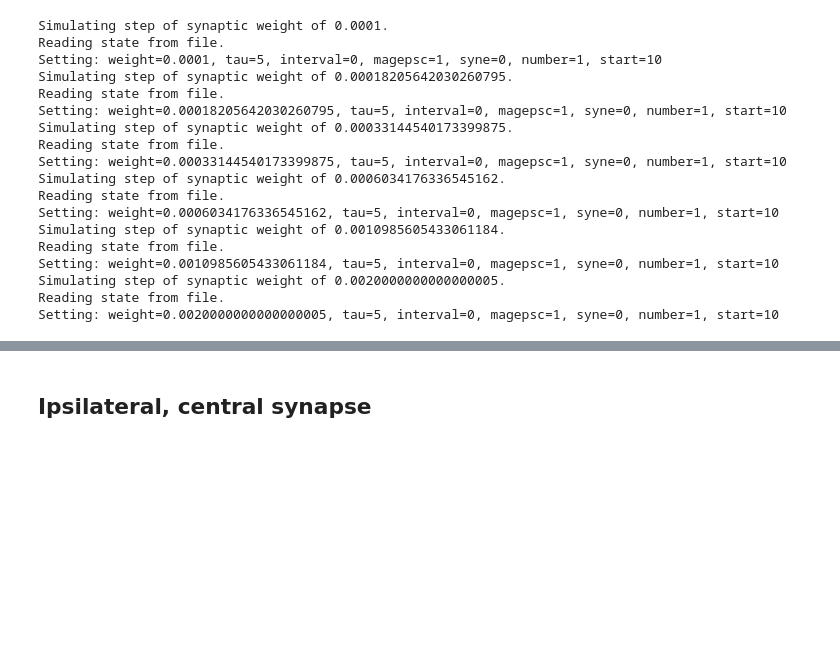
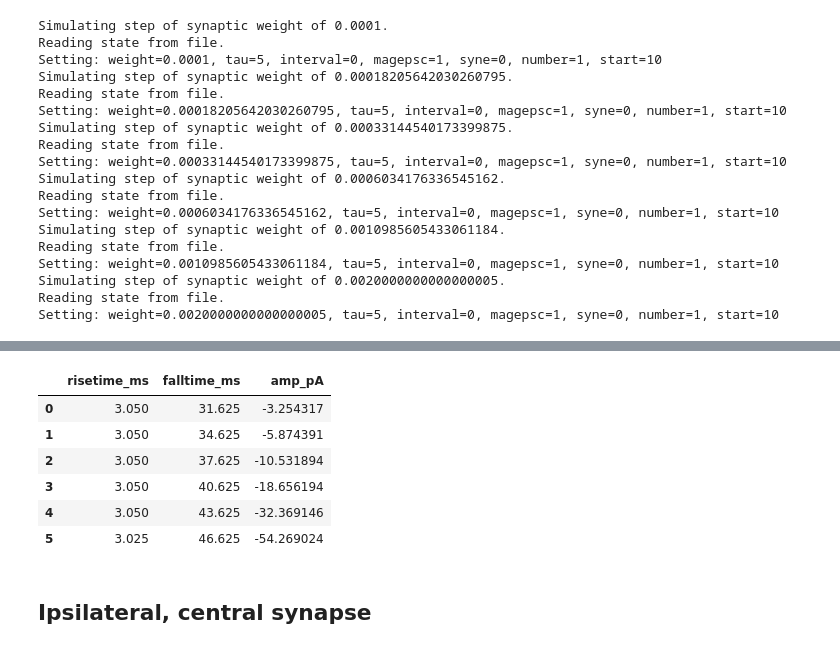
Before and after one commit to cengique/drosophila-aCC-L3-motoneuron-model, a Jupyter notebook: neuron-model/tutorial-synapse-activation/sim-synapse-act.ipynb, the cells around one changed output, grey strips where cells are left out. Drawn from its saved outputs; the diff is of its cells as text; code cells hidden in the pictures; blank space fills up the shorter version.

```diff
--- a/neuron-model/tutorial-synapse-activation/sim-synapse-act.ipynb
+++ b/neuron-model/tutorial-synapse-activation/sim-synapse-act.ipynb
@@ -276,3 +289,8 @@ plot_amp_sweep(t, vc_currents_588)
 # save as SVG
 f.output_backend = "svg"
 export_svg(f, filename="single-input-dendrite-588-amp-sweep.svg")
+# %%
+minis_den588_df = get_sweep_metrics(h, vc_currents_588)
+plot_scatter_risetime_amp(minis_den588_df)
+minis_den588_df
+# %% [output]
@@ -279,3 +299,10 @@ export_svg(f, filename="single-input-dendrite-588-amp-sweep.svg")
+|  | risetime_ms | falltime_ms | amp_pA |
+| 0 | 3.050 | 31.625 | -3.254317 |
+| 1 | 3.050 | 34.625 | -5.874391 |
+| 2 | 3.050 | 37.625 | -10.531894 |
+| 3 | 3.050 | 40.625 | -18.656194 |
+| 4 | 3.050 | 43.625 | -32.369146 |
+| 5 | 3.025 | 46.625 | -54.269024 |
 # %% [markdown]
 ## Ipsilateral, central synapse
 # %%
```
Also changed, not shown: parts of 10 cells of this notebook, 3 other files.
